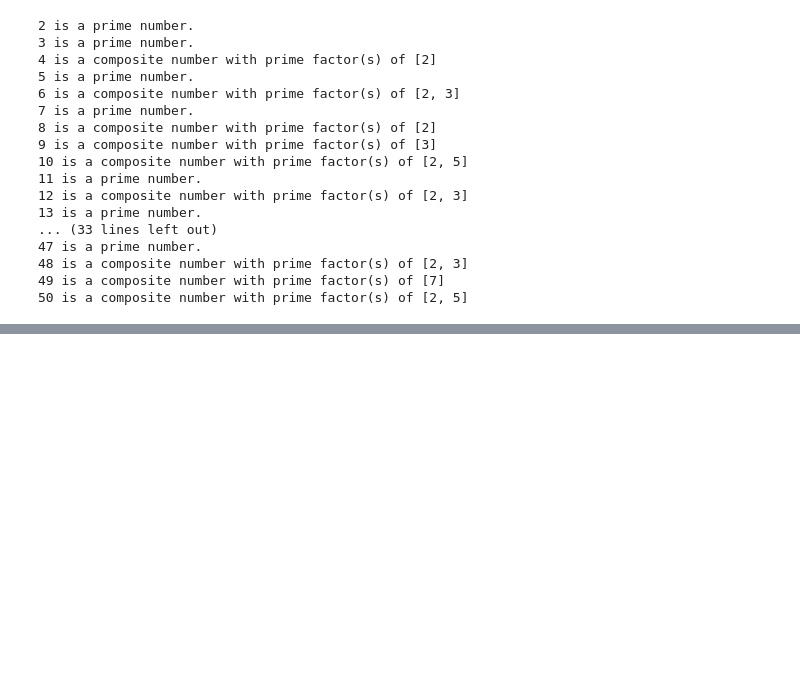
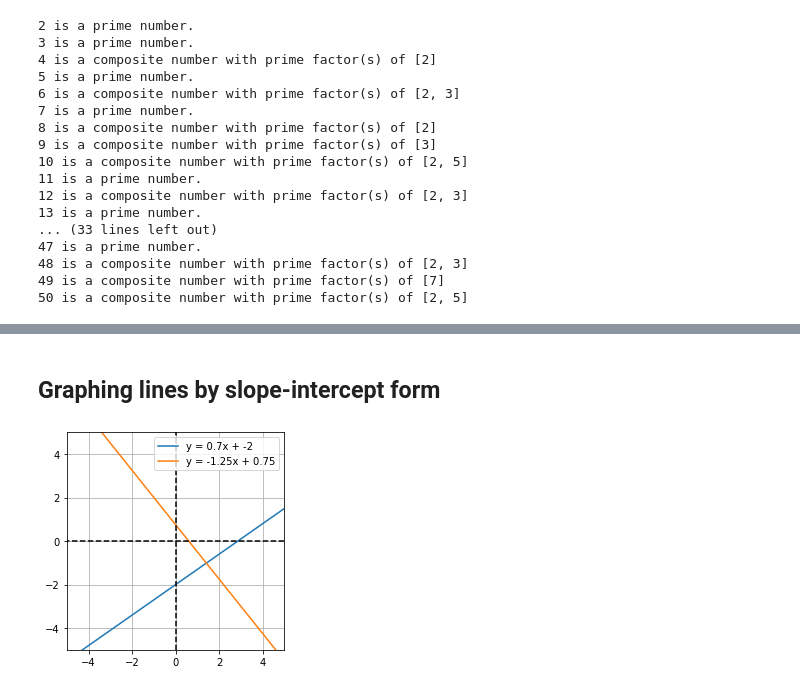
Before and after one commit to j0rl3yJ/Mathematics-using-Python, a Jupyter notebook: Codes.ipynb, the cells around one changed output, grey strips where cells are left out. Cells and saved outputs as stored; diff of their text form; code cells hidden in the pictures; blank space fills up the shorter version.

```diff
--- a/Codes.ipynb
+++ b/Codes.ipynb
@@ -879,0 +1246,25 @@ for number in integer_list:
+# %% [markdown]
+## Graphing lines by slope-intercept form
+# %%
+import numpy as np
+import sympy as sym
+import matplotlib.pyplot as plt
+
+# declare the x-intercept and slope:
+b = [-2,0.75]
+m = [0.7,-1.25]
+x = [-5,5]
+for i in range(len(x)):
+    plt.plot(x, m[i]*np.array(x)+b[i], label = 'y = %sx + %s'%(m[i], b[i]))
+
+plt.grid()
+plt.axis('square')
+axis = plt.gca()
+plt.plot(axis.get_xlim(), [0,0], 'k--')
+plt.plot([0,0], axis.get_ylim(), 'k--')
+plt.xlim(x)
+plt.ylim(x)
+plt.legend()
+plt.show()
+# %% [output]
+[figure, added]
```
Also changed, not shown: parts of 18 cells of this notebook.
